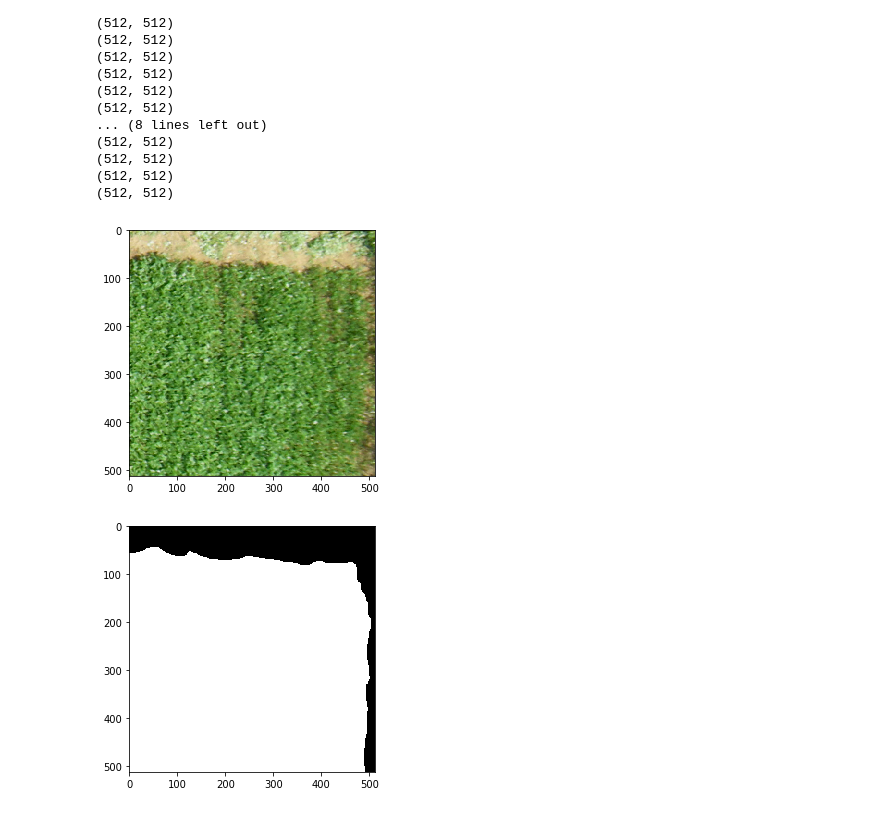
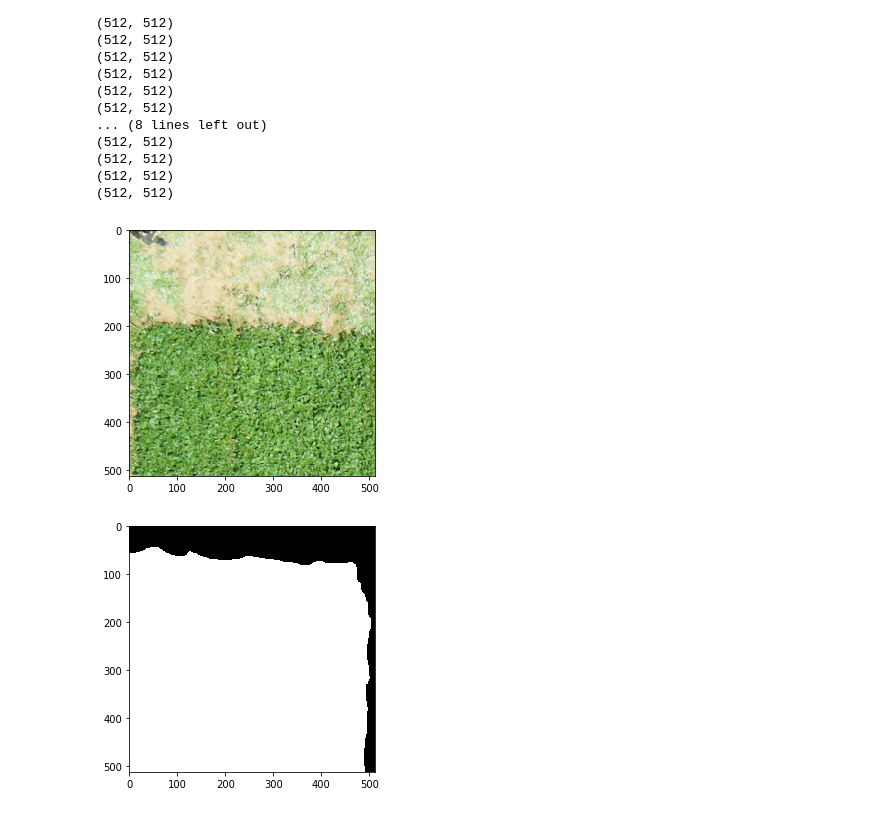
Before and after one commit to rodolfoarruda/MachineLearning, a Jupyter notebook: Pratica_ProcImg_v2.ipynb, the cells around one changed output. Drawn from its saved outputs; the diff is of its cells as text; code cells hidden in the pictures.

```diff
--- a/Pratica_ProcImg_v2.ipynb
+++ b/Pratica_ProcImg_v2.ipynb
@@ -195,9 +210,9 @@ for i in range(0,24):
 (512, 512)
 (512, 512)
 # %%
-imshow(train[2]);
+imshow(train[6]);
 # %% [output]
-[figure, old version]
+[figure, new version]
 # %%
 imshow(train_rot[2]);
 # %% [output]
```
Also changed, not shown: parts of 58 cells of this notebook.
